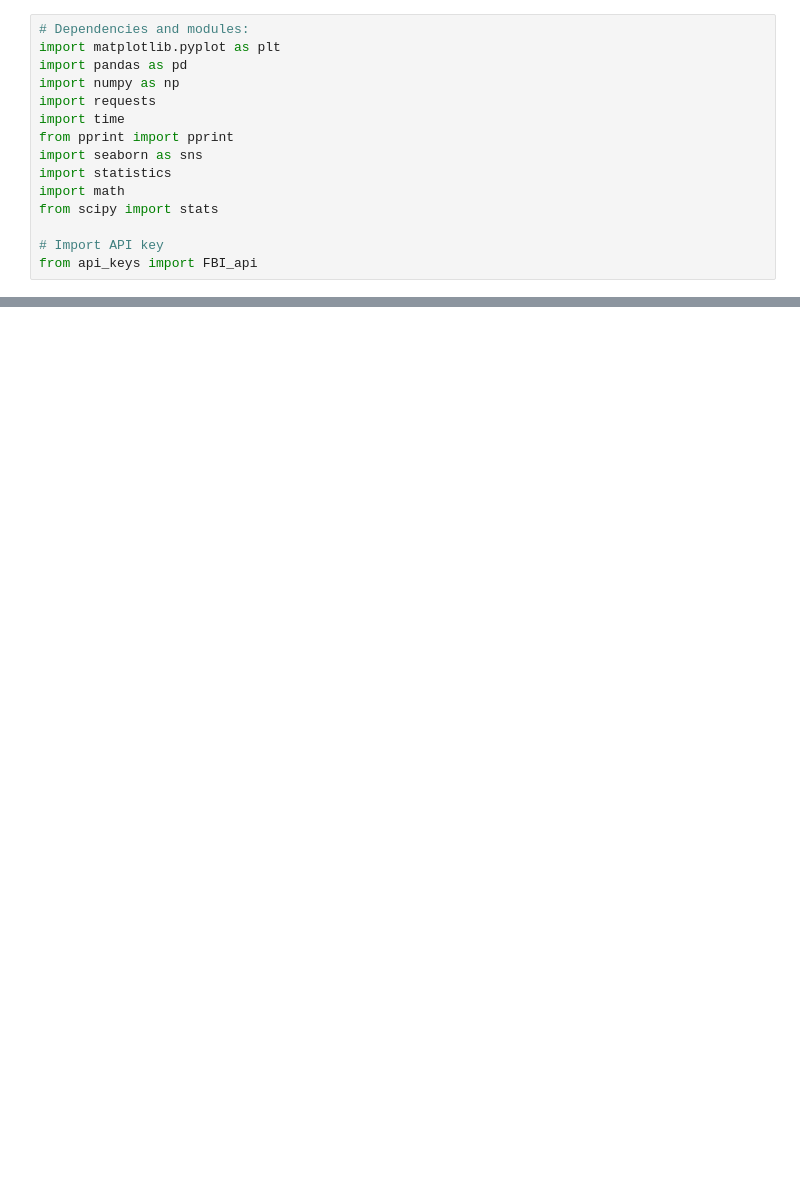
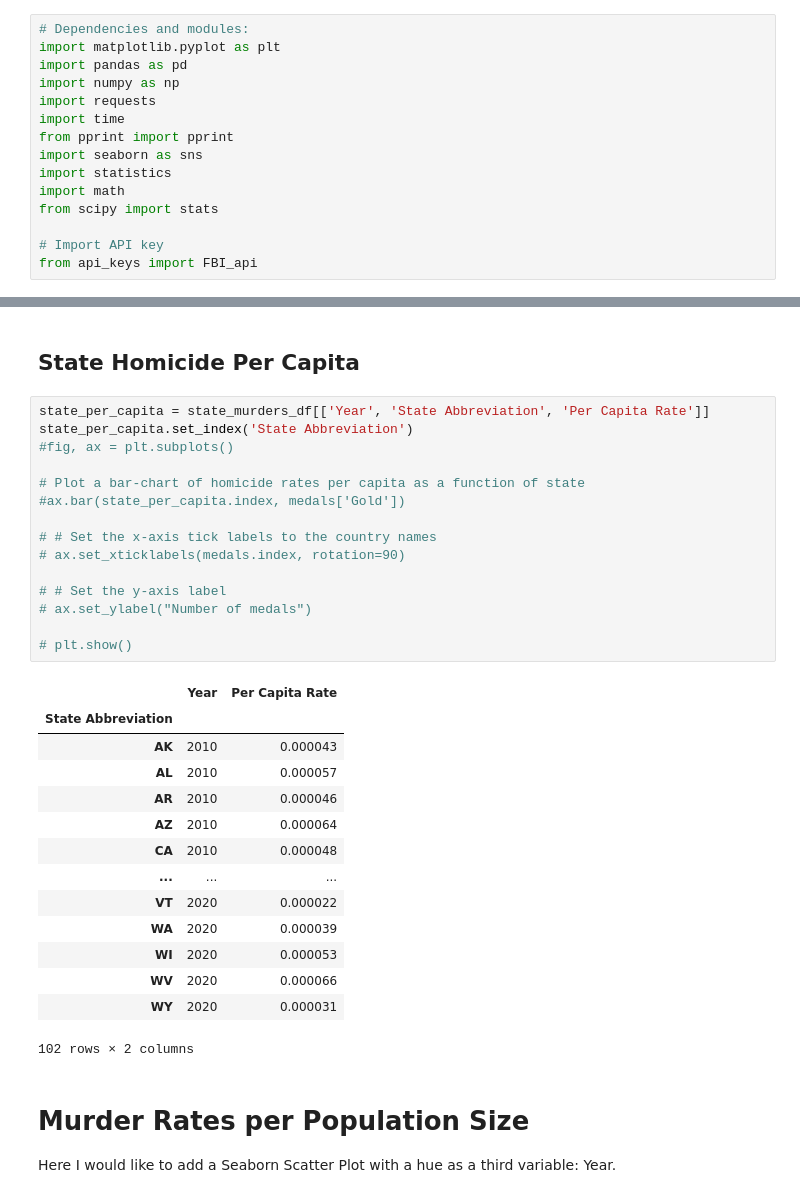
Before and after one commit to N-J-Miller/Project_1, a Jupyter notebook: Project_01_Hafsa_and_Nicole.ipynb, the cells around one changed output, grey strips where cells are left out. Cells and saved outputs as stored; diff of their text form; blank space fills up the shorter version.

```diff
--- a/Project_01_Hafsa_and_Nicole.ipynb
+++ b/Project_01_Hafsa_and_Nicole.ipynb
@@ -166,0 +365,36 @@ murder_by_state
+# %% [markdown]
+## State Homicide Per Capita
+# %%
+state_per_capita = state_murders_df[['Year', 'State Abbreviation', 'Per Capita Rate']]
+state_per_capita.set_index('State Abbreviation')
+#fig, ax = plt.subplots()
+
+# Plot a bar-chart of homicide rates per capita as a function of state
+#ax.bar(state_per_capita.index, medals['Gold'])
+
+# # Set the x-axis tick labels to the country names
+# ax.set_xticklabels(medals.index, rotation=90)
+
+# # Set the y-axis label
+# ax.set_ylabel("Number of medals")
+
+# plt.show()
+# %% [output]
+|  | Year | Per Capita Rate |
+| State Abbreviation |  |  |
+| AK | 2010 | 0.000043 |
+| AL | 2010 | 0.000057 |
+| AR | 2010 | 0.000046 |
+| AZ | 2010 | 0.000064 |
+| CA | 2010 | 0.000048 |
+| ... | ... | ... |
+| VT | 2020 | 0.000022 |
+| WA | 2020 | 0.000039 |
+| WI | 2020 | 0.000053 |
+| WV | 2020 | 0.000066 |
+| WY | 2020 | 0.000031 |
+102 rows × 2 columns
+# %% [markdown]
+# Murder Rates per Population Size
+
+Here I would like to add a Seaborn Scatter Plot with a hue as a third variable: Year.
```
Also changed, not shown: parts of 23 cells of this notebook.
